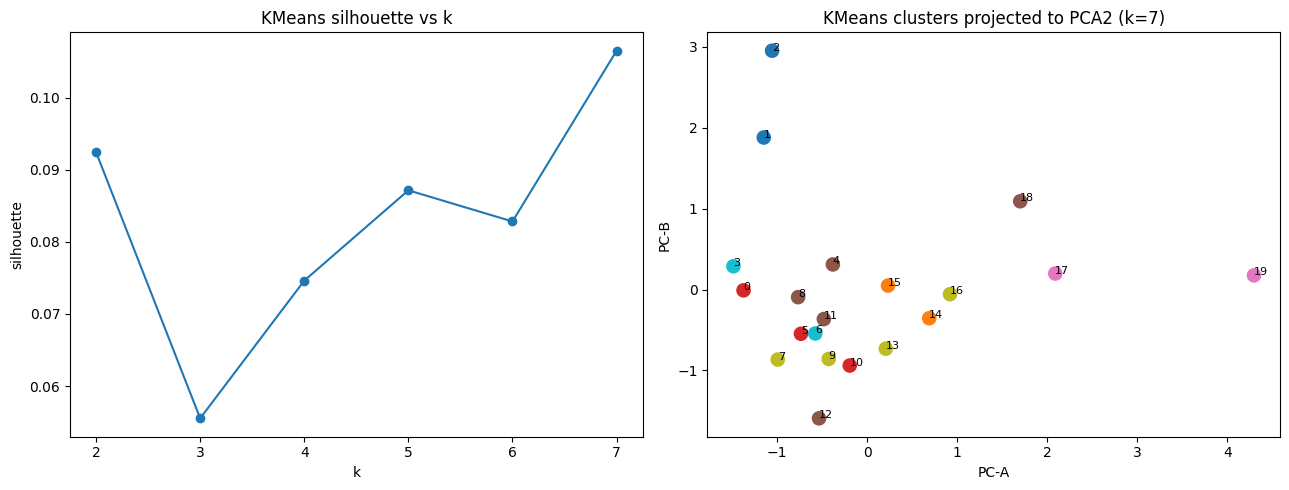
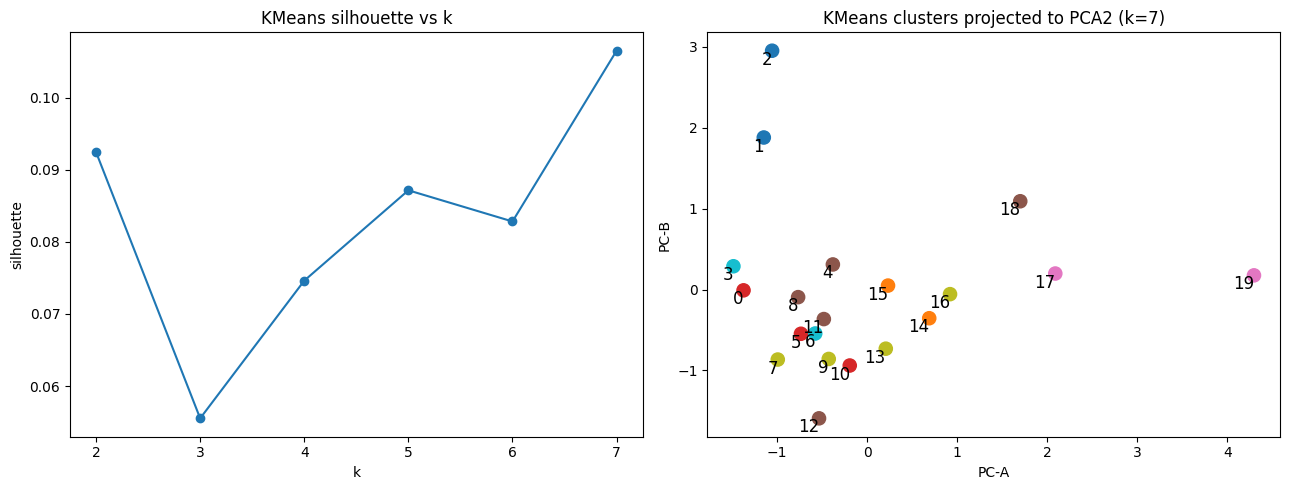
The notebook cell's code change between the first figure and the second:
--- before
+++ after
@@ -12,5 +12,5 @@
 scatter = axes[1].scatter(proj[:, 0], proj[:, 1], c=clabels, s=90, cmap='tab10')
 for i, row in df_cluster.iterrows():
-    axes[1].text(proj[i, 0], proj[i, 1], str(int(row['label'])), fontsize=8)
+    axes[1].text(proj[i, 0], proj[i, 1], str(int(row['label'])), fontsize=12, ha='right', va='top')
 axes[1].set_title(f'KMeans clusters projected to PCA2 (k={best_km_k})')
 axes[1].set_xlabel('PC-A')

Commit: Reorgnize notebook